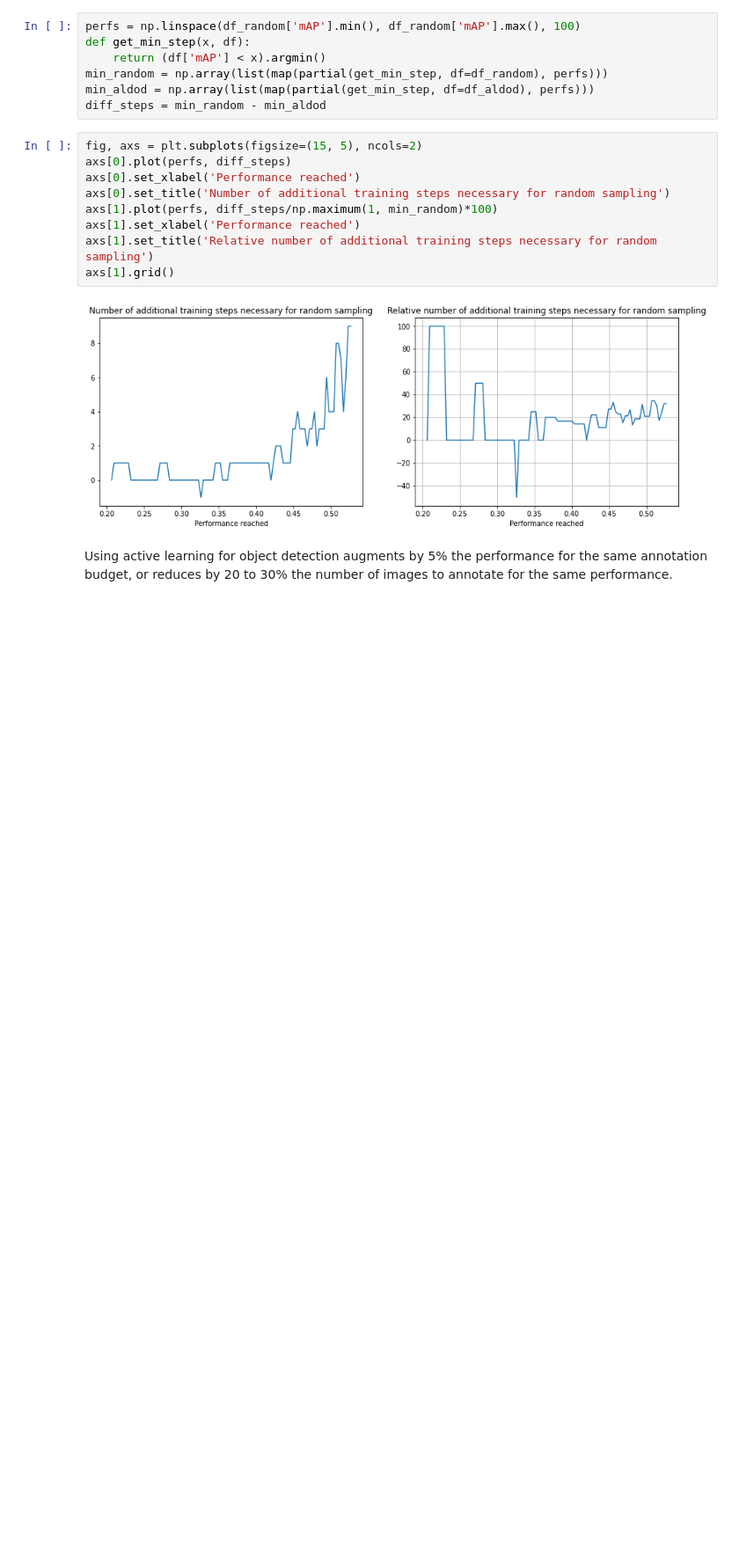
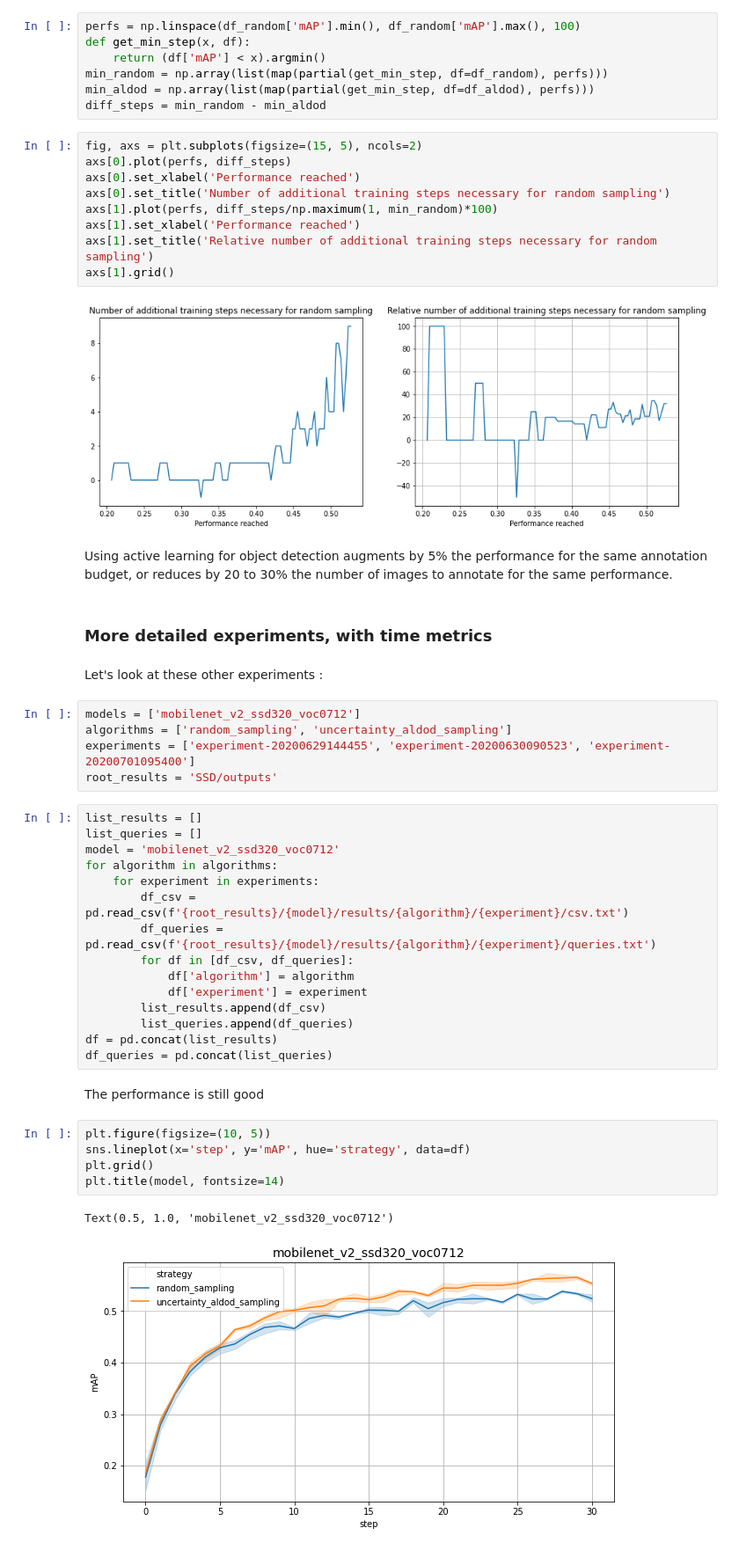
Before and after one commit to kili-technology/kili-python-sdk, a Jupyter notebook: recipes/active-learning/object_detection.ipynb, the cells around one changed output. Shown at 88% size. Cells and saved outputs as stored; diff of their text form; blank space fills up the shorter version.

```diff
--- a/recipes/active-learning/object_detection.ipynb
+++ b/recipes/active-learning/object_detection.ipynb
@@ -105,3 +134,37 @@ axs[1].grid()
 [figure]
 # %% [markdown]
 Using active learning for object detection augments by 5% the performance for the same annotation budget, or reduces by 20 to 30% the number of images to annotate for the same performance.
+# %% [markdown]
+### More detailed experiments, with time metrics
+# %% [markdown]
+Let's look at these other experiments :
+# %%
+models = ['mobilenet_v2_ssd320_voc0712']
+algorithms = ['random_sampling', 'uncertainty_aldod_sampling']
+experiments = ['experiment-20200629144455', 'experiment-20200630090523', 'experiment-20200701095400']
+root_results = 'SSD/outputs'
+# %%
+list_results = []
+list_queries = []
+model = 'mobilenet_v2_ssd320_voc0712'
+for algorithm in algorithms:
+    for experiment in experiments:
+        df_csv = pd.read_csv(f'{root_results}/{model}/results/{algorithm}/{experiment}/csv.txt')
+        df_queries = pd.read_csv(f'{root_results}/{model}/results/{algorithm}/{experiment}/queries.txt')
+        for df in [df_csv, df_queries]:
+            df['algorithm'] = algorithm
+            df['experiment'] = experiment
+        list_results.append(df_csv)
+        list_queries.append(df_queries)
+df = pd.concat(list_results)
+df_queries = pd.concat(list_queries)
+# %% [markdown]
+The performance is still good
+# %%
+plt.figure(figsize=(10, 5))
+sns.lineplot(x='step', y='mAP', hue='strategy', data=df)
+plt.grid()
+plt.title(model, fontsize=14)
+# %% [output]
+Text(0.5, 1.0, 'mobilenet_v2_ssd320_voc0712')
+[figure, added]
```
Also changed, not shown: parts of 20 cells of this notebook, 1 other file.
